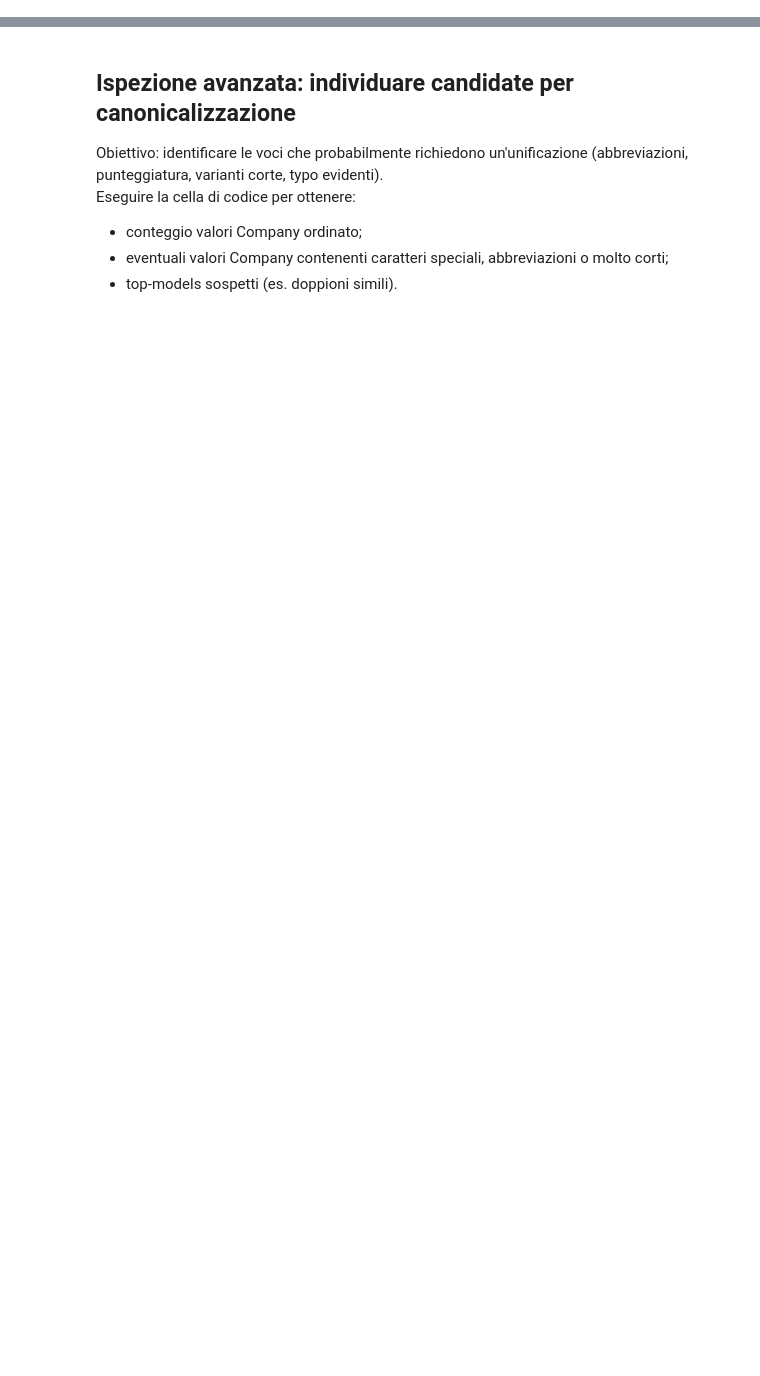
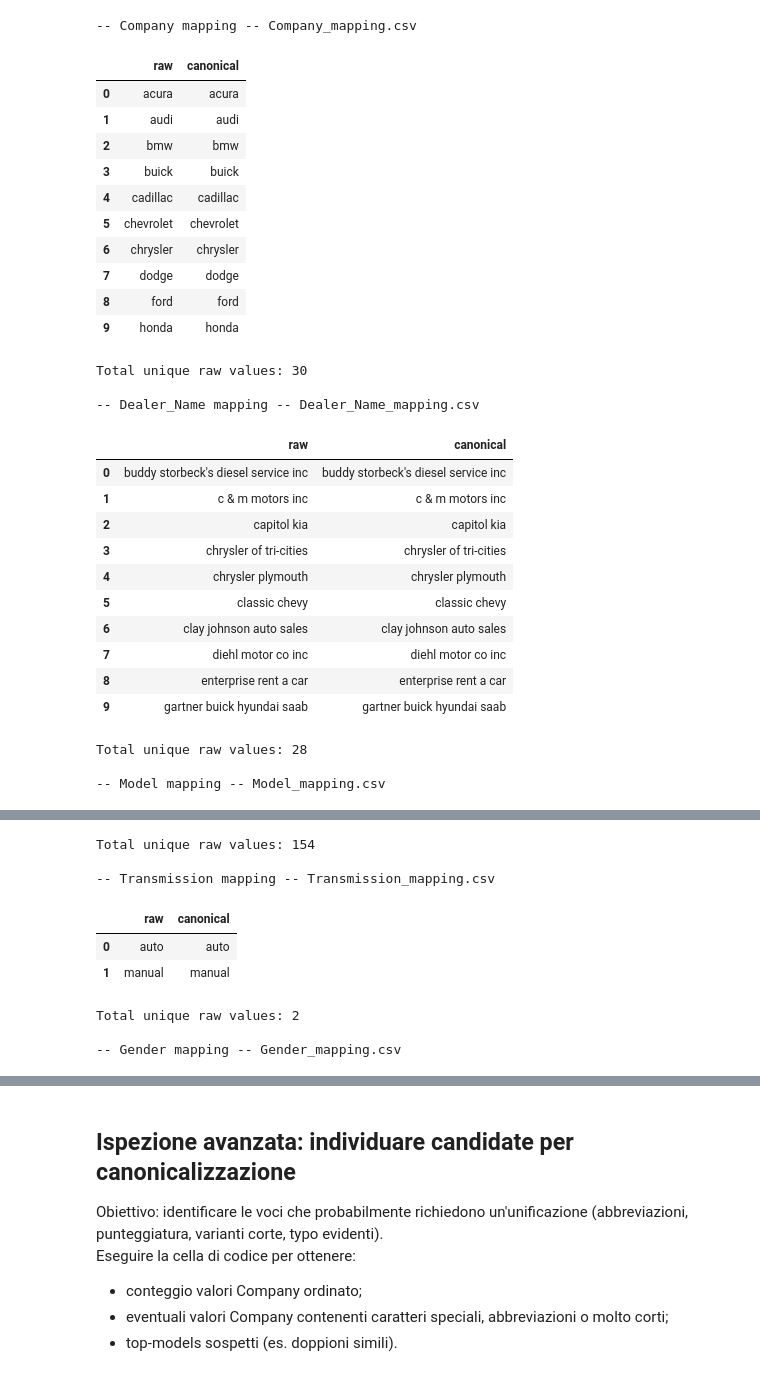
Before and after one commit to develhope/Data-PT-9-TeamProject-2-team-2, a Jupyter notebook: notebook/categorical_data_standardization.ipynb, the cells around one changed output, grey strips where cells are left out. Drawn from its saved outputs; the diff is of its cells as text; code cells hidden in the pictures; blank space fills up the shorter version.

```diff
--- a/notebook/categorical_data_standardization.ipynb
+++ b/notebook/categorical_data_standardization.ipynb
@@ -77,24 +179,0 @@ Compilare `canonical` nei template (lowercase, no leading/trailing spaces) e sal
-# %%
-# Cell A - genera top values e template mapping
-import os
-
-MAPPINGS_DIR = "mappings"
-os.makedirs(MAPPINGS_DIR, exist_ok=True)
-
-cat_cols = ['Company', 'Dealer_Name', 'Model', 'Transmission', 'Gender', 'Customer Name']
-
-for c in cat_cols:
-    if c in df.columns:
-        print(f"\n--- {c} (top 20) ---")
-        display(df[c].astype(str).str.strip().str.lower().value_counts().head(20))
-    else:
-        print(f"\nColonna non presente: {c}")
-
-# Generazione template mapping (raw -> canonical vuoto)
-for col in cat_cols:
-    if col in df.columns:
-        vals = pd.Series(df[col].astype(str).str.strip().str.lower().unique())
-        mapping_df = pd.DataFrame({'raw': vals, 'canonical': [''] * len(vals)})
-        mapping_path = os.path.join(MAPPINGS_DIR, f"{col}_mapping_template.csv")
-        mapping_df.sort_values('raw').to_csv(mapping_path, index=False)
-        print("Template generato:", mapping_path)
@@ -149,17 +236,50 @@ Azione richiesta: aprire e modificare i file `mappings/Company_mapping.csv` e `m
 # %%
-# Anteprima dei mapping creati e conteggi raw per priorità
-import os
+# === ISPEZIONE MAPPING ===
+# Obiettivo: visualizzare rapidamente i `*_mapping.csv` finali per una review prioritaria.
+from pathlib import Path
 import pandas as pd
 
-MAPPINGS_DIR = "mappings"
+MAPPINGS_DIR = Path("mappings")
 cat_cols = ['Company', 'Dealer_Name', 'Model', 'Transmission', 'Gender', 'Customer Name']
 
 for col in cat_cols:
-    path = os.path.join(MAPPINGS_DIR, f"{col}_mapping.csv")
-    if os.path.exists(path):
+    path = MAPPINGS_DIR / f"{col}_mapping.csv"
+    if path.exists():
         m = pd.read_csv(path, dtype=str).fillna('')
-        print(f"\n-- {col} mapping -- {path}")
+        m['raw'] = m['raw'].astype(str).str.strip().str.lower()
+        m['canonical'] = m['canonical'].astype(str).str.strip().str.lower()
+        print(f"\n-- {col} mapping -- {path.name}")
         display(m.head(10))
         print(f"Total unique raw values: {len(m)}")
     else:
-        print(f"\n{col}: mapping file non trovato: {path}")
+        print(f"\n{col}: mapping file non trovato: {path.name}")
+# %% [output]
+-- Company mapping -- Company_mapping.csv
+|  | raw | canonical |
+| 0 | acura | acura |
+| 1 | audi | audi |
+| 2 | bmw | bmw |
+| 3 | buick | buick |
+| 4 | cadillac | cadillac |
+| 5 | chevrolet | chevrolet |
+| 6 | chrysler | chrysler |
+| 7 | dodge | dodge |
+| 8 | ford | ford |
+| 9 | honda | honda |
+Total unique raw values: 30
+
+-- Dealer_Name mapping -- Dealer_Name_mapping.csv
+|  | raw | canonical |
+| 0 | buddy storbeck's diesel service inc | buddy storbeck's diesel service inc |
+| 1 | c & m motors inc | c & m motors inc |
+| 2 | capitol kia | capitol kia |
+| 3 | chrysler of tri-cities | chrysler of tri-cities |
+| 4 | chrysler plymouth | chrysler plymouth |
+| 5 | classic chevy | classic chevy |
+| 6 | clay johnson auto sales | clay johnson auto sales |
+| 7 | diehl motor co inc | diehl motor co inc |
+| 8 | enterprise rent a car | enterprise rent a car |
+| 9 | gartner buick hyundai saab | gartner buick hyundai saab |
+Total unique raw values: 28
+
+-- Model mapping -- Model_mapping.csv
@@ -165,0 +297,9 @@ for col in cat_cols:
+Total unique raw values: 154
+
+-- Transmission mapping -- Transmission_mapping.csv
+|  | raw | canonical |
+| 0 | auto | auto |
+| 1 | manual | manual |
+Total unique raw values: 2
+
+-- Gender mapping -- Gender_mapping.csv
```
Also changed, not shown: parts of 15 cells of this notebook, 1 other file.
